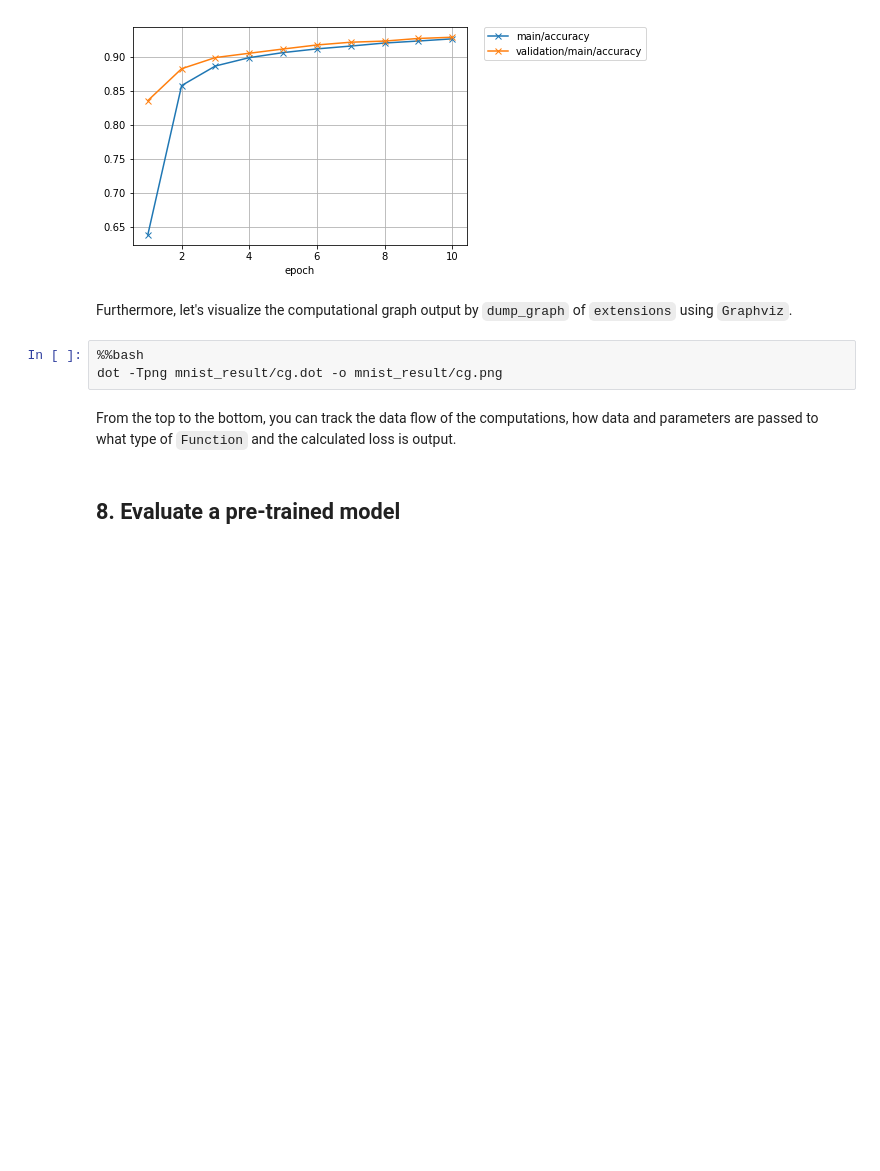
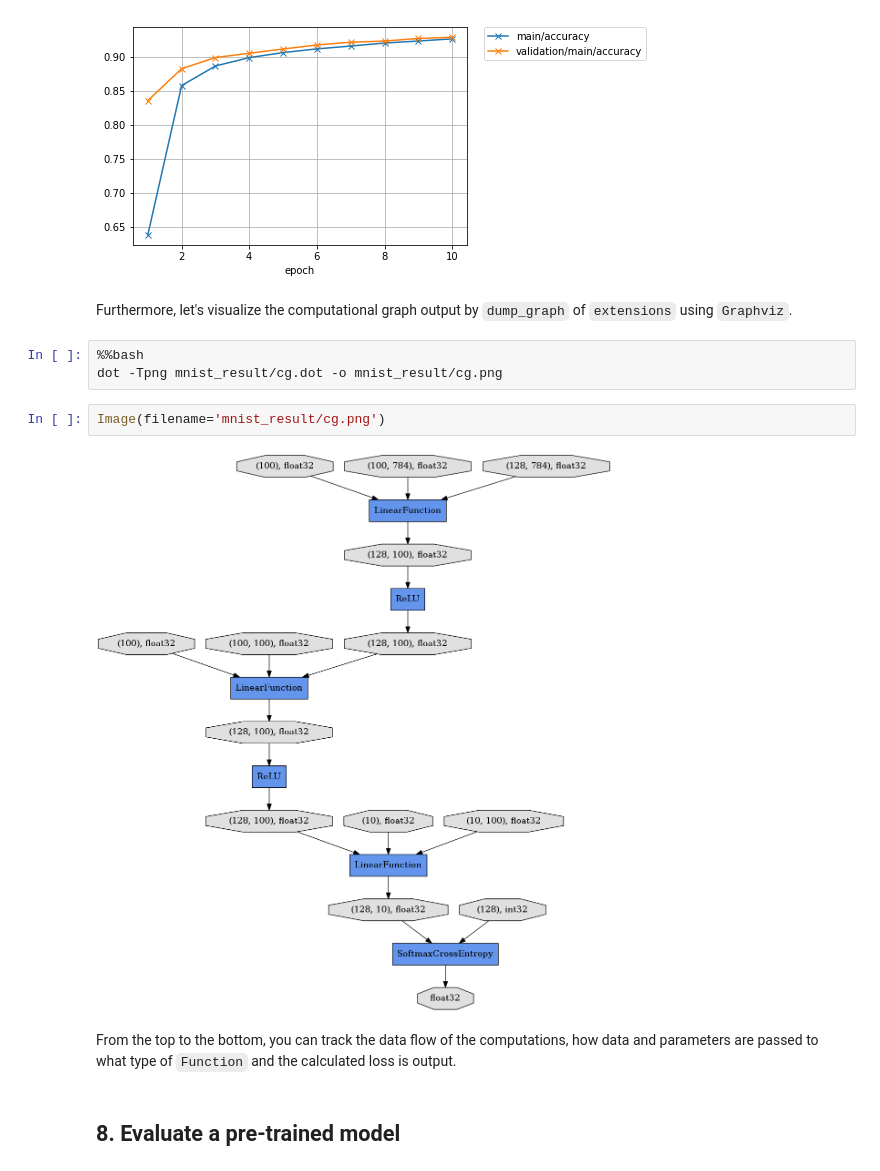
Before and after one commit to mitmul/chainer-handson, a Jupyter notebook: 2-Try-Trainer-class_en.ipynb, the cells around one changed output. Drawn from its saved outputs; the diff is of its cells as text; blank space fills up the shorter version.

Commit message:
Added graphviz pic

```diff
--- a/2-Try-Trainer-class_en.ipynb
+++ b/2-Try-Trainer-class_en.ipynb
@@ -210,6 +210,10 @@ Furthermore, let's visualize the computational graph output by `dump_graph` of `
 # %%
 %%bash
 dot -Tpng mnist_result/cg.dot -o mnist_result/cg.png
+# %%
+Image(filename='mnist_result/cg.png')
+# %% [output]
+[figure, added]
 # %% [markdown]
 From the top to the bottom, you can track the data flow of the computations, how data and parameters are passed to what type of `Function` and the calculated loss is output.
 # %% [markdown]
```
Also changed, not shown: parts of 1 cell of this notebook, 1 other file.
